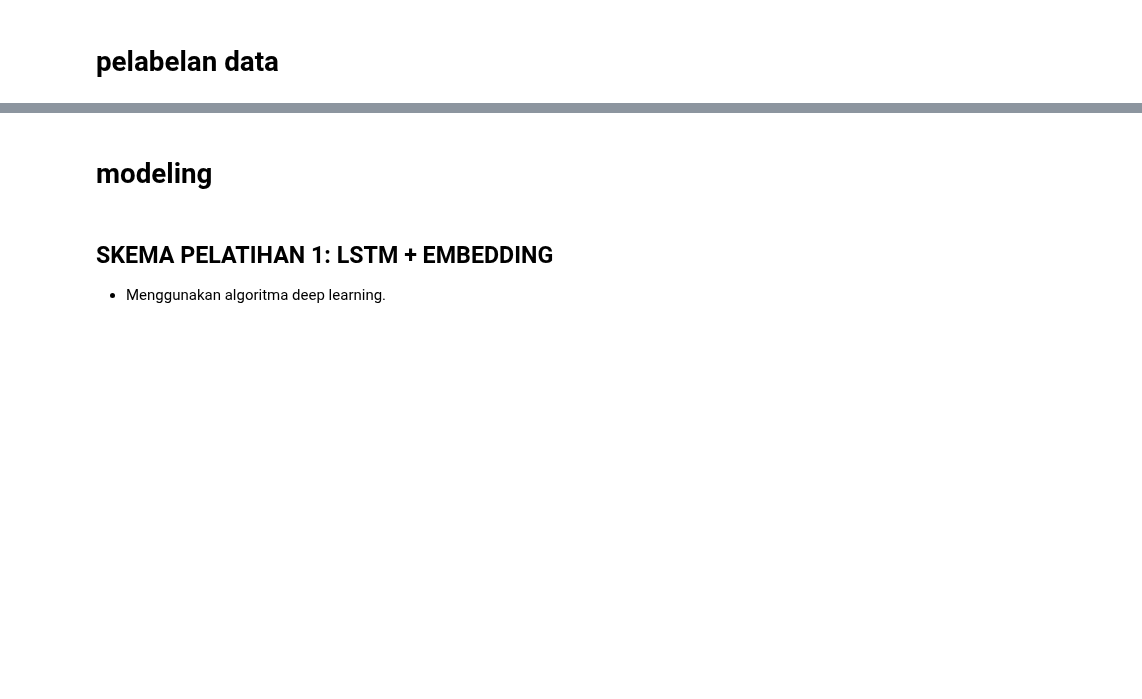
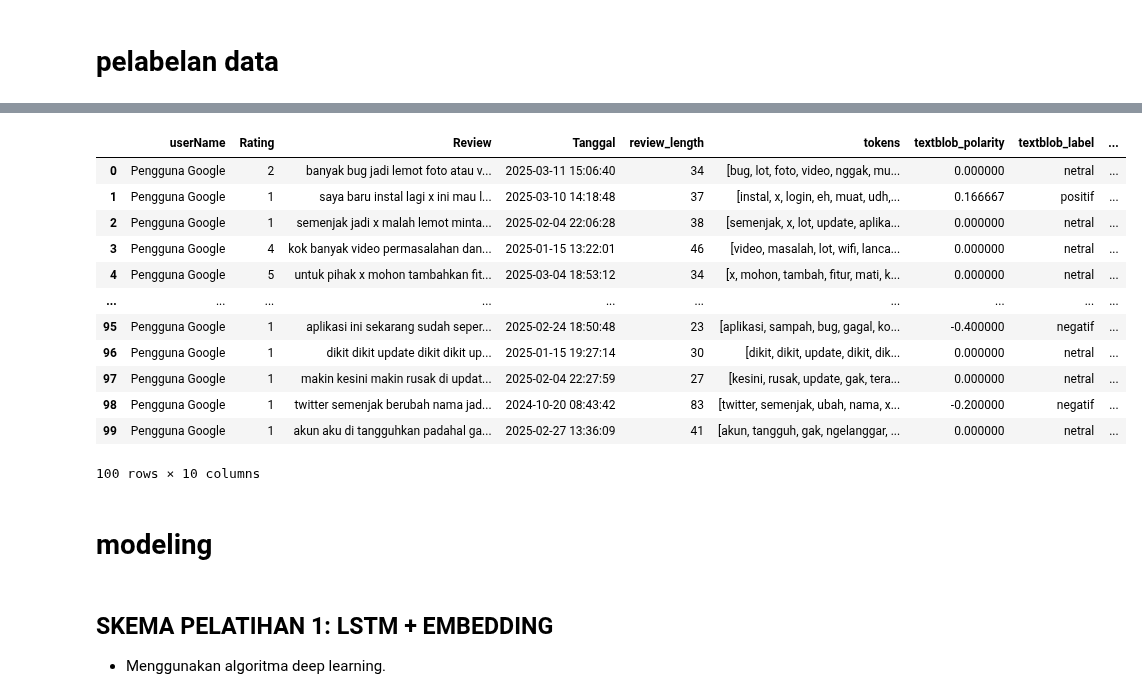
Before and after one commit to Robbysaidiii/Scraping_RobbySaidi_mc211d5y2136, a Jupyter notebook: notebook_pelatihan_model.ipynb, the cells around one changed output, grey strips where cells are left out. Saved outputs shown, nothing was run; the diff lists cells and outputs as text; code cells hidden in the pictures; blank space fills up the shorter version.

```diff
--- a/notebook_pelatihan_model.ipynb
+++ b/notebook_pelatihan_model.ipynb
@@ -429,13 +382,9 @@ bertujuan untuk melakukan proses stemming secara efisien pada data token dalam B
 # %% [markdown]
 #  pelabelan data
 # %%
-analyzer = SentimentIntensityAnalyzer()
-
+# Labeling dengan TextBlob
 def get_textblob_polarity(text):
     return TextBlob(text).sentiment.polarity
-
-def get_vader_sentiment(text):
-    return analyzer.polarity_scores(text)['compound']
 
 def label_textblob(polarity):
     if polarity > 0:
@@ -445,10 +394,5 @@ def label_textblob(polarity):
     else:
         return 'netral'
 
-def label_vader(score):
-    if score >= 0.05:
-        return 'positif'
-    elif score <= -0.05:
-        return 'negatif'
-    else:
-        return 'netral'
+df['textblob_polarity'] = df['Review'].apply(get_textblob_polarity)
+df['textblob_label'] = df['textblob_polarity'].apply(label_textblob)
@@ -500,3 +438,23 @@ plt.show()
+# %%
+#  Simpan ke file CSV
+df[df['textblob_label'] == 'positif'].to_csv('textblob_positif.csv', index=False)
+df[df['textblob_label'] == 'netral'].to_csv('textblob_netral.csv', index=False)
+df[df['textblob_label'] == 'negatif'].to_csv('textblob_negatif.csv', index=False)
+df.head(100)
+# %% [output]
+|  | userName | Rating | Review | Tanggal | review_length | tokens | textblob_polarity | textblob_label | ... |
+| 0 | Pengguna Google | 2 | banyak bug jadi lemot foto atau v... | 2025-03-11 15:06:40 | 34 | [bug, lot, foto, video, nggak, mu... | 0.000000 | netral | ... |
+| 1 | Pengguna Google | 1 | saya baru instal lagi x ini mau l... | 2025-03-10 14:18:48 | 37 | [instal, x, login, eh, muat, udh,... | 0.166667 | positif | ... |
+| 2 | Pengguna Google | 1 | semenjak jadi x malah lemot minta... | 2025-02-04 22:06:28 | 38 | [semenjak, x, lot, update, aplika... | 0.000000 | netral | ... |
+| 3 | Pengguna Google | 4 | kok banyak video permasalahan dan... | 2025-01-15 13:22:01 | 46 | [video, masalah, lot, wifi, lanca... | 0.000000 | netral | ... |
+| 4 | Pengguna Google | 5 | untuk pihak x mohon tambahkan fit... | 2025-03-04 18:53:12 | 34 | [x, mohon, tambah, fitur, mati, k... | 0.000000 | netral | ... |
+| ... | ... | ... | ... | ... | ... | ... | ... | ... | ... |
+| 95 | Pengguna Google | 1 | aplikasi ini sekarang sudah seper... | 2025-02-24 18:50:48 | 23 | [aplikasi, sampah, bug, gagal, ko... | -0.400000 | negatif | ... |
+| 96 | Pengguna Google | 1 | dikit dikit update dikit dikit up... | 2025-01-15 19:27:14 | 30 | [dikit, dikit, update, dikit, dik... | 0.000000 | netral | ... |
+| 97 | Pengguna Google | 1 | makin kesini makin rusak di updat... | 2025-02-04 22:27:59 | 27 | [kesini, rusak, update, gak, tera... | 0.000000 | netral | ... |
+| 98 | Pengguna Google | 1 | twitter semenjak berubah nama jad... | 2024-10-20 08:43:42 | 83 | [twitter, semenjak, ubah, nama, x... | -0.200000 | negatif | ... |
+| 99 | Pengguna Google | 1 | akun aku di tangguhkan padahal ga... | 2025-02-27 13:36:09 | 41 | [akun, tangguh, gak, ngelanggar, ... | 0.000000 | netral | ... |
+100 rows × 10 columns
 # %% [markdown]
 # modeling
 # %% [markdown]
```
Also changed, not shown: parts of 42 cells of this notebook.
